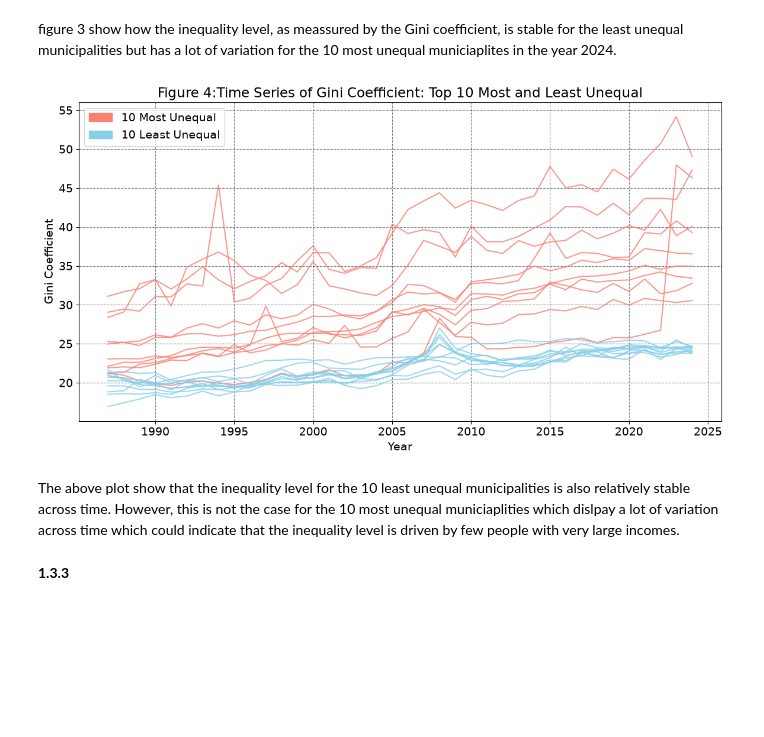
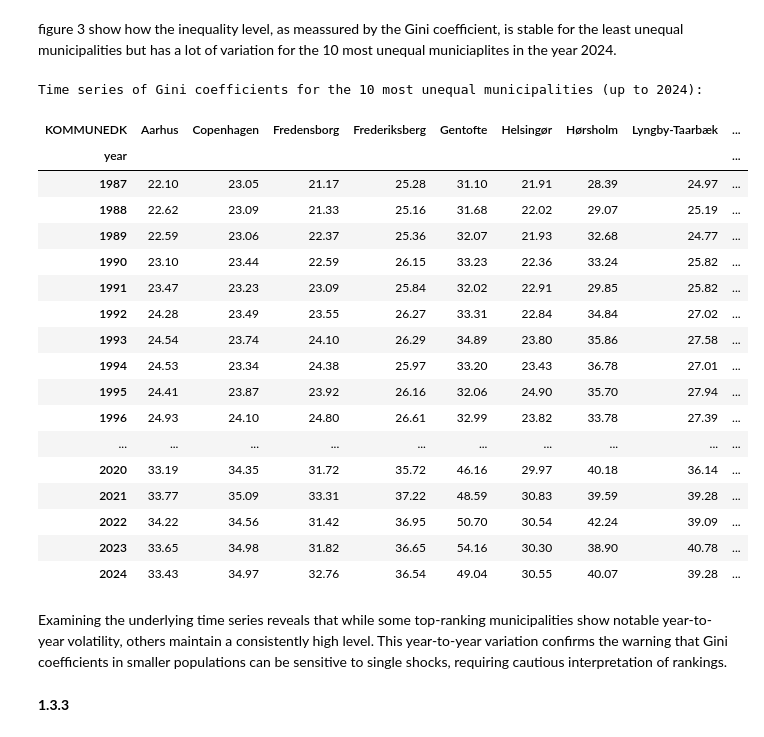
Before and after one commit to NumEconCopenhagen/projects-2024-group67, a Jupyter notebook: DataProject.ipynb, the cells around one changed output. Saved outputs shown, nothing was run; the diff lists cells and outputs as text; code cells hidden in the pictures; blank space fills up the shorter version.

```diff
--- a/DataProject.ipynb
+++ b/DataProject.ipynb
@@ -457,36 +477,42 @@ plt.show()
 # %% [markdown]
 figure 3 show how the inequality level, as meassured by the Gini coefficient, is stable for the least unequal municipalities but has a lot of variation for the 10 most unequal municiaplites in the year 2024.
-# %%
-# a. Extracting municipality names from the top 10 and bottom 10 datasets
-top_10_names = top_10['KOMMUNEDK'].tolist()
-bottom_10_names = bottom_10['KOMMUNEDK'].tolist()
-plt.figure(figsize=(14, 7))
-
-# b. Creating the 10 most unequal municipalities (red lines)
-for kommune in top_10_names:
-    df_k = df_samlet[df_samlet['KOMMUNEDK'] == kommune].sort_values('year')
-    plt.plot(df_k['year'], df_k['gini'], color='salmon', alpha=0.8, linewidth=1.5)
-
-# c. Creating the 10 least unequal municipalities (blue lines)
-for kommune in bottom_10_names:
-    df_k = df_samlet[df_samlet['KOMMUNEDK'] == kommune].sort_values('year')
-    plt.plot(df_k['year'], df_k['gini'], color='skyblue', alpha=0.8, linewidth=1.5)
-
-# d. Formatting the plot
-plt.title('Figure 4:Time Series of Gini Coefficient: Top 10 Most and Least Unequal')
-plt.xlabel('Year')
-plt.ylabel('Gini Coefficient')
-plt.grid(True, linestyle='--', alpha=0.5)
-
-# e. Creating custom legend for the two groups and displaying the figure
-most_patch = mpatches.Patch(color='salmon', label='10 Most Unequal')
-least_patch = mpatches.Patch(color='skyblue', label='10 Least Unequal')
-plt.legend(handles=[most_patch, least_patch])
-plt.show()
-# %% [output]
-[figure, removed]
+# %%
+# a. Filter data for the most recent year to identify the top 10 most unequal municipalities
+last_year = df_samlet['year'].max()
+df_last_year = df_samlet[df_samlet['year'] == last_year]
+top_10_municipalities = df_last_year.sort_values('gini').tail(10)['KOMMUNEDK'].tolist()
+
+# b. Extract the underlying time series data for these specific municipalities
+df_top_10_series = df_samlet[df_samlet['KOMMUNEDK'].isin(top_10_municipalities)]
+
+# c. Pivot the dataframe to create a clear table with years in rows and municipalities in columns
+df_top_10_table = df_top_10_series.pivot(index='year', columns='KOMMUNEDK', values='gini')
+
+# d. Display the table for inspection (fulfilling the warning requirement)
+print(f"Time series of Gini coefficients for the 10 most unequal municipalities (up to {last_year}):")
+display(df_top_10_table)
+# %% [output]
+Time series of Gini coefficients for the 10 most unequal municipalities (up to 2024):
+| KOMMUNEDK | Aarhus | Copenhagen | Fredensborg | Frederiksberg | Gentofte | Helsingør | Hørsholm | Lyngby-Taarbæk | ... |
+| year |  |  |  |  |  |  |  |  | ... |
+| 1987 | 22.10 | 23.05 | 21.17 | 25.28 | 31.10 | 21.91 | 28.39 | 24.97 | ... |
+| 1988 | 22.62 | 23.09 | 21.33 | 25.16 | 31.68 | 22.02 | 29.07 | 25.19 | ... |
+| 1989 | 22.59 | 23.06 | 22.37 | 25.36 | 32.07 | 21.93 | 32.68 | 24.77 | ... |
+| 1990 | 23.10 | 23.44 | 22.59 | 26.15 | 33.23 | 22.36 | 33.24 | 25.82 | ... |
+| 1991 | 23.47 | 23.23 | 23.09 | 25.84 | 32.02 | 22.91 | 29.85 | 25.82 | ... |
+| 1992 | 24.28 | 23.49 | 23.55 | 26.27 | 33.31 | 22.84 | 34.84 | 27.02 | ... |
+| 1993 | 24.54 | 23.74 | 24.10 | 26.29 | 34.89 | 23.80 | 35.86 | 27.58 | ... |
+| 1994 | 24.53 | 23.34 | 24.38 | 25.97 | 33.20 | 23.43 | 36.78 | 27.01 | ... |
+| 1995 | 24.41 | 23.87 | 23.92 | 26.16 | 32.06 | 24.90 | 35.70 | 27.94 | ... |
+| 1996 | 24.93 | 24.10 | 24.80 | 26.61 | 32.99 | 23.82 | 33.78 | 27.39 | ... |
+| ... | ... | ... | ... | ... | ... | ... | ... | ... | ... |
+| 2020 | 33.19 | 34.35 | 31.72 | 35.72 | 46.16 | 29.97 | 40.18 | 36.14 | ... |
+| 2021 | 33.77 | 35.09 | 33.31 | 37.22 | 48.59 | 30.83 | 39.59 | 39.28 | ... |
+| 2022 | 34.22 | 34.56 | 31.42 | 36.95 | 50.70 | 30.54 | 42.24 | 39.09 | ... |
+| 2023 | 33.65 | 34.98 | 31.82 | 36.65 | 54.16 | 30.30 | 38.90 | 40.78 | ... |
+| 2024 | 33.43 | 34.97 | 32.76 | 36.54 | 49.04 | 30.55 | 40.07 | 39.28 | ... |
 # %% [markdown]
-The above plot show that the inequality level for the 10 least unequal municipalities is also relatively stable across time. However, this is not the case for the 10 most unequal municiaplities which dislpay a lot of variation across time which could indicate that the inequality level is driven by few people with very large incomes.
+Examining the underlying time series reveals that while some top-ranking municipalities show notable year-to-year volatility, others maintain a consistently high level. This year-to-year variation confirms the warning that Gini coefficients in smaller populations can be sensitive to single shocks, requiring cautious interpretation of rankings.
 # %% [markdown]
 **1.3.3**
 # %%
```
Also changed, not shown: parts of 5 cells of this notebook.
